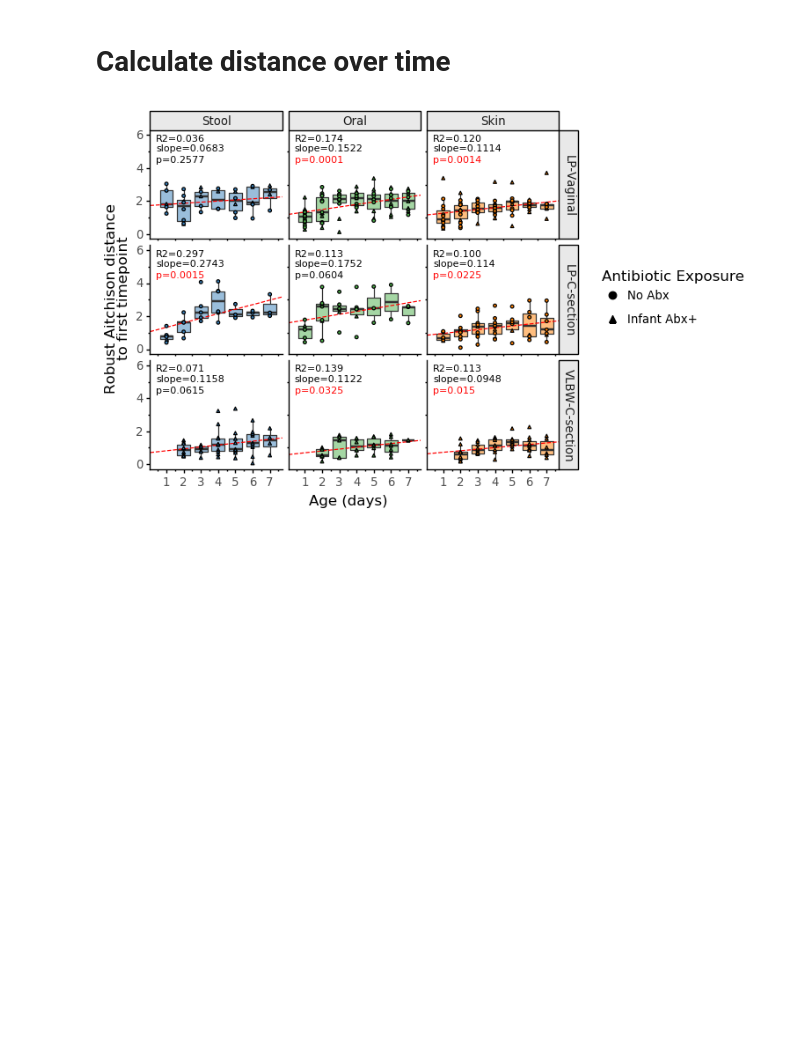
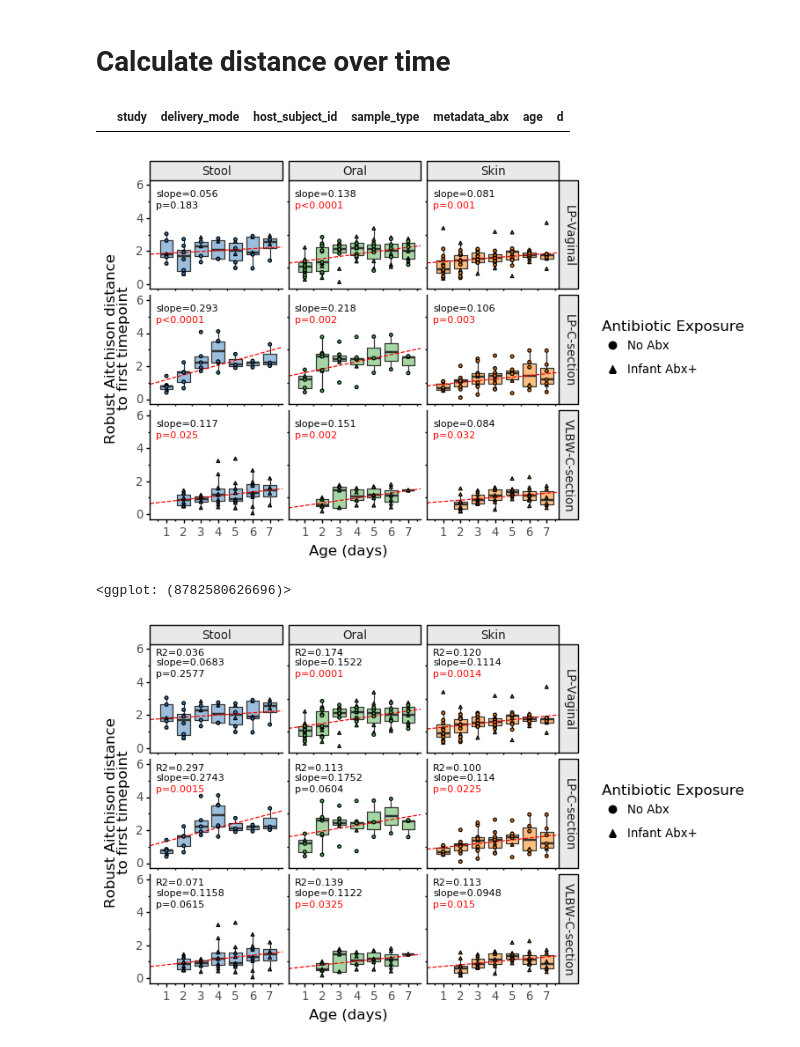
Before and after one commit to ucsd-cmi/preterm_infant, a Jupyter notebook: jupyter_notebooks/Infant_16S_diversity.ipynb, the cells around one changed output. Cells and saved outputs as stored; diff of their text form; code cells hidden in the pictures; blank space fills up the shorter version.

```diff
--- a/jupyter_notebooks/Infant_16S_diversity.ipynb
+++ b/jupyter_notebooks/Infant_16S_diversity.ipynb
@@ -586,18 +590,25 @@ for cohort in cohorts:
                 continue
             temp_dm=DistanceMatrix(dm_df_ss, ids=dm_df_ss.index)
             pm = permanova(distance_matrix=temp_dm, grouping=md_ss, column="sample_type")
+            pdsp = permdisp(distance_matrix=temp_dm, grouping=md_ss, column="sample_type")
             pm_df = pd.DataFrame(pm).transpose()
+            #Add info
             pm_df["cohort"] = cohort
             pm_df["abx"] = abx
             pm_df["day"] = day
+            #Add permdisp
+            pm_df["permdisp_stat"] = pdsp["test statistic"]
+            pm_df["permdisp_p"] = pdsp["p-value"]
             out_list.append(pm_df)
+
 perm_df = pd.concat(out_list)
 #Add sgnificance bool
 perm_df["sig"] = [x < 0.05 for x in perm_df["p-value"]]
 perm_df["sig"] = ["p<0.05" if x==True else "p>0.05" for x in perm_df.sig]
+perm_df["permdisp_sig"] = [x < 0.05 for x in perm_df["permdisp_p"]]
 
 #Save permanova
-perm_df.to_csv(root_dir + "results/tables/16S_permanovas_over_time.txt", sep='\t', index=False)
+#perm_df.to_csv(root_dir + "results/tables/16S_permanovas_over_time.txt", sep='\t', index=False)
 # %% [output]
 Skipping Cohort:LP-Vaginal, abx:1.0, day:0.0
 []
@@ -963,6 +980,11 @@ for host in host_list:
             temp_dist = deicode_dm_df.loc[earliest_sample,s]
             out_list_j.append([study,d_mode,host,sample_type,abx, t,temp_dist])
 jdf = pd.DataFrame(out_list_j, columns=["study","delivery_mode","host_subject_id","sample_type","metadata_abx","age","d"])
+# %%
+temp = jdf.query('sample_type==@sample_type & study==@study & delivery_mode ==@delivery_mode & metadata_abx==0')
+temp
+# %% [output]
+|  | study | delivery_mode | host_subject_id | sample_type | metadata_abx | age | d |
 # %%
 
 lm_list = []
@@ -1004,6 +1037,54 @@ sdm_dict = {"doty_c-section": "LP-C-section",
            "stillwell_c-section":"VLBW-C-section"}
 lm_plot_dat["study_delivery_mode"] = lm_plot_dat.apply(axis=1, func=lambda row: sdm_dict[row.study + "_" + row.delivery_mode])
 lm_plot_dat["study_delivery_mode"] = pd.Categorical(lm_plot_dat["study_delivery_mode"], categories=["LP-Vaginal","LP-C-section","VLBW-C-section"])
+# %%
+pn.options.figure_size = (6,5)
+plot_dat=jdf.copy()
+plot_dat["study"] = [x.split("-")[0] for x in plot_dat.host_subject_id]
+colors=['#377eb8',  '#4daf4a','#ff7f00',
+                  '#f781bf', '#a65628', '#984ea3',
+                  '#999999', '#e41a1c', '#dede00']
+plot_dat["sample_type"] = pd.Categorical(plot_dat.sample_type, categories=["Stool","Oral","Skin"], ordered=True)
+plot_dat["weight"] = ["LP" if x=="doty" else "VLBW" for x in plot_dat.study]
+sdm_dict = {"11712_c-section": "LP-C-section",
+           "11712_vaginal":"LP-Vaginal",
+           "11713_c-section":"VLBW-C-section"}
+plot_dat["study_delivery_mode"] = plot_dat.apply(axis=1, func=lambda row: sdm_dict[row.study + "_" + row.delivery_mode])
+plot_dat["study_delivery_mode"] = pd.Categorical(plot_dat["study_delivery_mode"], categories=["LP-Vaginal","LP-C-section","VLBW-C-section"])
+abx_dict = {0: "No Abx",
+           1: "Infant Abx+"}
+
+
+plot_dat["abx_label"] = pd.Categorical([abx_dict[x] for x in plot_dat["metadata_abx"]], categories=["No Abx","Infant Abx+"])
+
+#plot_dat["abx_category"]
+
+
+p = (pn.ggplot(data = plot_dat) +
+     pn.geom_boxplot( pn.aes(x="age",y="d", group="age", fill="sample_type"), outlier_alpha=0, alpha=.5) +
+     pn.geom_abline(data = lm_plot_dat,  mapping=pn.aes(intercept="intercept", slope="slope"), color="red",linetype="dashed") +
+     pn.geom_text(data = lm_plot_dat, mapping = pn.aes(x=.4,y=5.5, label="all_info"),size=8, hjust="left") +
+     pn.geom_text(data = lm_plot_dat, mapping = pn.aes(x=.4,y=4.8, label="p_text", color="sig"),size=8, hjust="left") +
+     pn.geom_point( pn.aes(x="age",y="d", group="age", shape="abx_label", fill="sample_type"), size=1, alpha=1, color="black") +
+     pn.facet_grid('study_delivery_mode~sample_type', scales="free", space="free")+
+     pn.scale_fill_manual(values=colors) +
+     pn.scale_color_manual(values=["black","red"]) +
+     pn.scale_shape_manual(values=["o","^","D"]) +
+     pn.guides(color=None, fill=None) +
+     pn.scale_y_continuous(limits=[0,6]) +
+     pn.scale_x_continuous(breaks=[0,1,2,3,4,5,6,7]) +
+     pn.labs(x="Age (days)", y="Robust Aitchison distance\nto first timepoint", shape="Antibiotic Exposure") +
+     pn.guides(shape = pn.guide_legend(override_aes={"size":3})) +
+     pn.theme_classic(base_size=12) +
+     pn.theme(strip_background=pn.element_rect(fill="#E9E9E9"))
+
+    )
+p.save(root_dir + "results/figures/svg/16S_deicode_nbx_distance_to_baseline_LME.svg", dpi=300)
+p.save(root_dir + "results/figures/16S_deicode_nbx_distance_to_baseline_LME.pdf", dpi=300)
+p
+# %% [output]
+[figure, added]
+<ggplot: (8782580626696)>
 # %%
 pn.options.figure_size = (6,5)
 plot_dat=jdf.copy()
```
Also changed, not shown: parts of 13 cells of this notebook, 15 other files.
